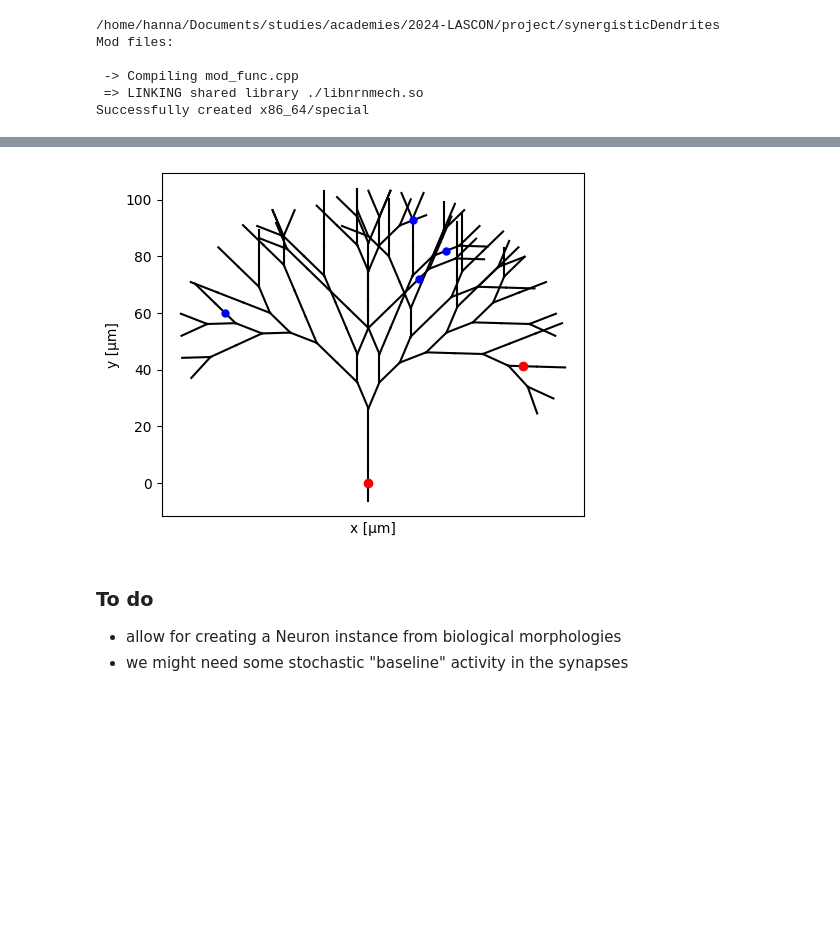
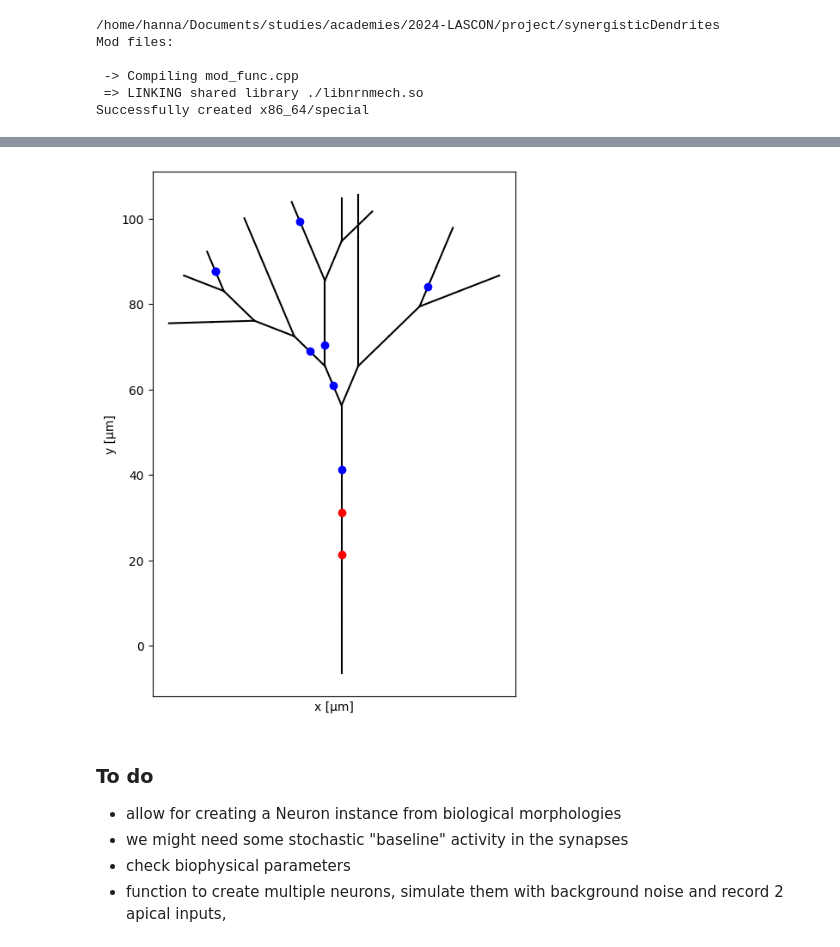
Before and after one commit to hannatolle/synergisticDendrites, a Jupyter notebook: NeuronClass.ipynb, the cells around one changed output, grey strips where cells are left out. Cells and saved outputs as stored; diff of their text form; code cells hidden in the pictures; blank space fills up the shorter version.

```diff
--- a/NeuronClass.ipynb
+++ b/NeuronClass.ipynb
@@ -250,5 +307,5 @@ class Neuron():
 # %%
-def plotRecordings(recordings):
+def plotAll(cell, recordings):
     # get some parameters for convenience
     numInputs = len(recordings['input'])
     stop = recordings['time'][-1]
@@ -258,11 +315,13 @@ def plotRecordings(recordings):
     spacing = cmap.N//numInputs
     colours = cmap(np.arange(0, cmap.N, spacing))
 
-    # create figure
-    fig, (ax1, ax2, ax3, ax4) = plt.subplots(4, 1, figsize=(15, 7))
+    # define figure panels
+    fig = plt.figure(figsize=(15, 7))
     plt.subplots_adjust(left=0.125, bottom=0.1, right=0.9, top=0.9, wspace=0.2, hspace=0.5)
+    gs = GridSpec(4, 3, figure=fig)
 
     # rasterplot with input stimuli
+    ax1 = fig.add_subplot(gs[0, :-1])
     for i in range(numInputs):
         ax1.vlines(recordings['inputTime'][i], i-0.4, i+0.4, colors=colours[i])
     ax1.set_yticks(range(len(recordings['input'])))
@@ -271,12 +330,14 @@ def plotRecordings(recordings):
     ax1.set_ylabel('input id')
 
     # plot membrane potential of soma
+    ax2 = fig.add_subplot(gs[1, :-1])
     ax2.plot(recordings['time'], recordings['soma'], color='r', label='soma')
     ax2.set_xlim(0, stop)
     ax2.set_xlabel('time (ms)')
     ax2.set_ylabel('soma Vmem (mV)')
 
     # plot membrane potential of dendrites
+    ax3 = fig.add_subplot(gs[2, :-1])
     for i in range(numInputs):
         ax3.plot(recordings['time'], recordings['dendrite'][i], color=colours[i], label='dendrite'+str(i))
     ax3.set_xlim(0, stop)
@@ -284,8 +345,13 @@ def plotRecordings(recordings):
     ax3.set_ylabel('dendrite Vmem (mV)')
 
     # sanity check: plot synapse current
+    ax4 = fig.add_subplot(gs[3, :-1])
     for i in range(numInputs):
         ax4.plot(recordings['time'], recordings['synapse'][i], color=colours[i])
     ax4.set_xlim(0, stop)
     ax4.set_xlabel('time (ms)')
     ax4.set_ylabel('synapse I (mA)')
+
+    # plot neuron morphology
+    ax5 = fig.add_subplot(gs[:, -1])
+    cell.plot(ax=ax5)
@@ -327,7 +435,8 @@ def simulate_and_plot(dt=0.01,
                                loc=loc, tau=tau, e=e,
                                isi=isi, num=num, start=start, stop=stop, noise=noise,
                                delay=delay, weight=weight)
-    plotRecordings(recordings)
+    #plotRecordings(recordings)
+    plotAll(cell, recordings)
 
     return cell, recordings
 # %%
@@ -405,12 +514,16 @@ def plotNeuron(dendIdx, loc=0.5, apicalDendIdx=None, apicalDendLoc=0.5):
         # get the x and y position of the synapse on the dendrite
         x = sum(cell.x[i])*apicalDendLoc
         y = sum(cell.y[i])*apicalDendLoc
-        ax1.plot(y, x, 'bo', markersize=5)
+        ax1.plot(y, x, 'bo')
 # %%
-plotNeuron([0, 15], apicalDendIdx=[70, 100, 111, 150])
+# example usage of plotNeuron()
+cell.synapses['dendIdx'].sort()
+plotNeuron(cell.synapses['dendIdx'][:2], apicalDendIdx=cell.synapses['dendIdx'][2:])
 # %% [output]
-[figure, old version]
+[figure, new version]
 # %% [markdown]
 ### To do
 - allow for creating a Neuron instance from biological morphologies
 - we might need some stochastic "baseline" activity in the synapses
+- check biophysical parameters
+- function to create multiple neurons, simulate them with background noise and record 2 apical inputs,
```
Also changed, not shown: parts of 4 cells of this notebook.
